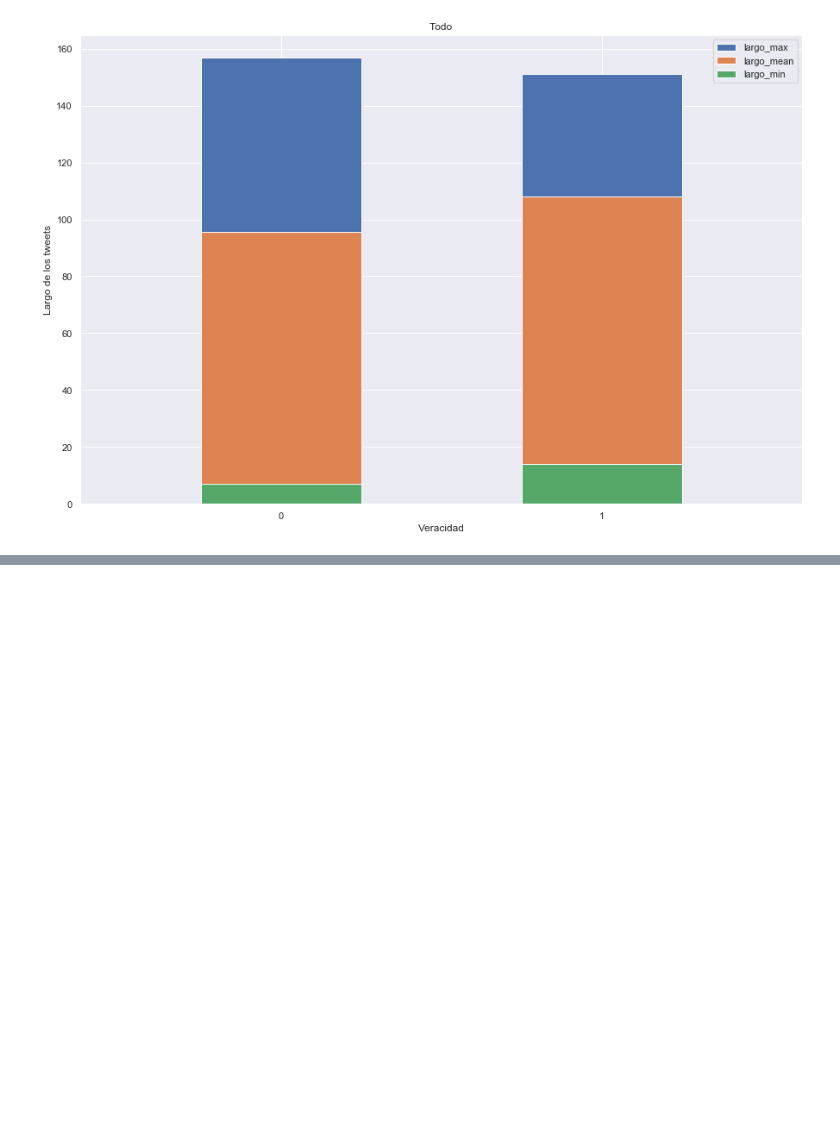
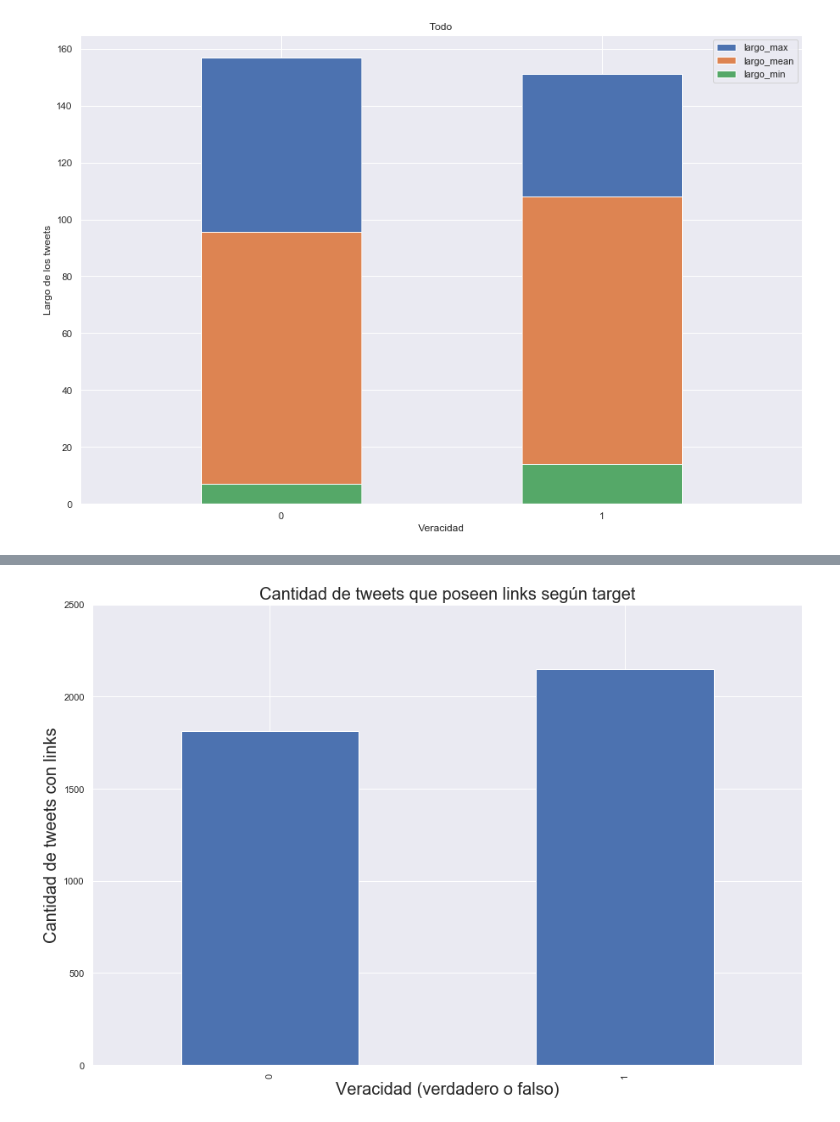
Before and after one commit to milemarchese/OrganizacionDeDatos, a Jupyter notebook: Análisis Exploratorio.ipynb, the cells around one changed output, grey strips where cells are left out. Saved outputs shown, nothing was run; the diff lists cells and outputs as text; code cells hidden in the pictures; blank space fills up the shorter version.

```diff
--- a/Análisis Exploratorio.ipynb
+++ b/Análisis Exploratorio.ipynb
@@ -217,0 +274,3 @@ plt.show()
+# %%
+tweets_content = tweets[['text','target']]
+tweets_content
@@ -217,0 +291,5 @@ plt.show()
+# %%
+tweets_by_http = tweets_content[tweets_content.text.str.contains('http://')]
+tweets_by_https = tweets_content[tweets_content.text.str.contains('https://')]
+tweets_by_links = tweets_by_http.append(tweets_by_https)
+tweets_by_links
@@ -217,0 +310,9 @@ plt.show()
+# %%
+tweets_by_links.groupby('target')['text'].count().plot(kind = 'bar', figsize = (15,10))
+plt.title('Cantidad de tweets que poseen links según target', fontsize = 20)
+plt.xlabel('Veracidad (verdadero o falso)', fontsize = 20)
+plt.ylabel('Cantidad de tweets con links', fontsize = 20)
+plt.ylim(0,2500)
+plt.show()
+# %% [output]
+[figure, added]
```
Also changed, not shown: parts of 13 cells of this notebook.
